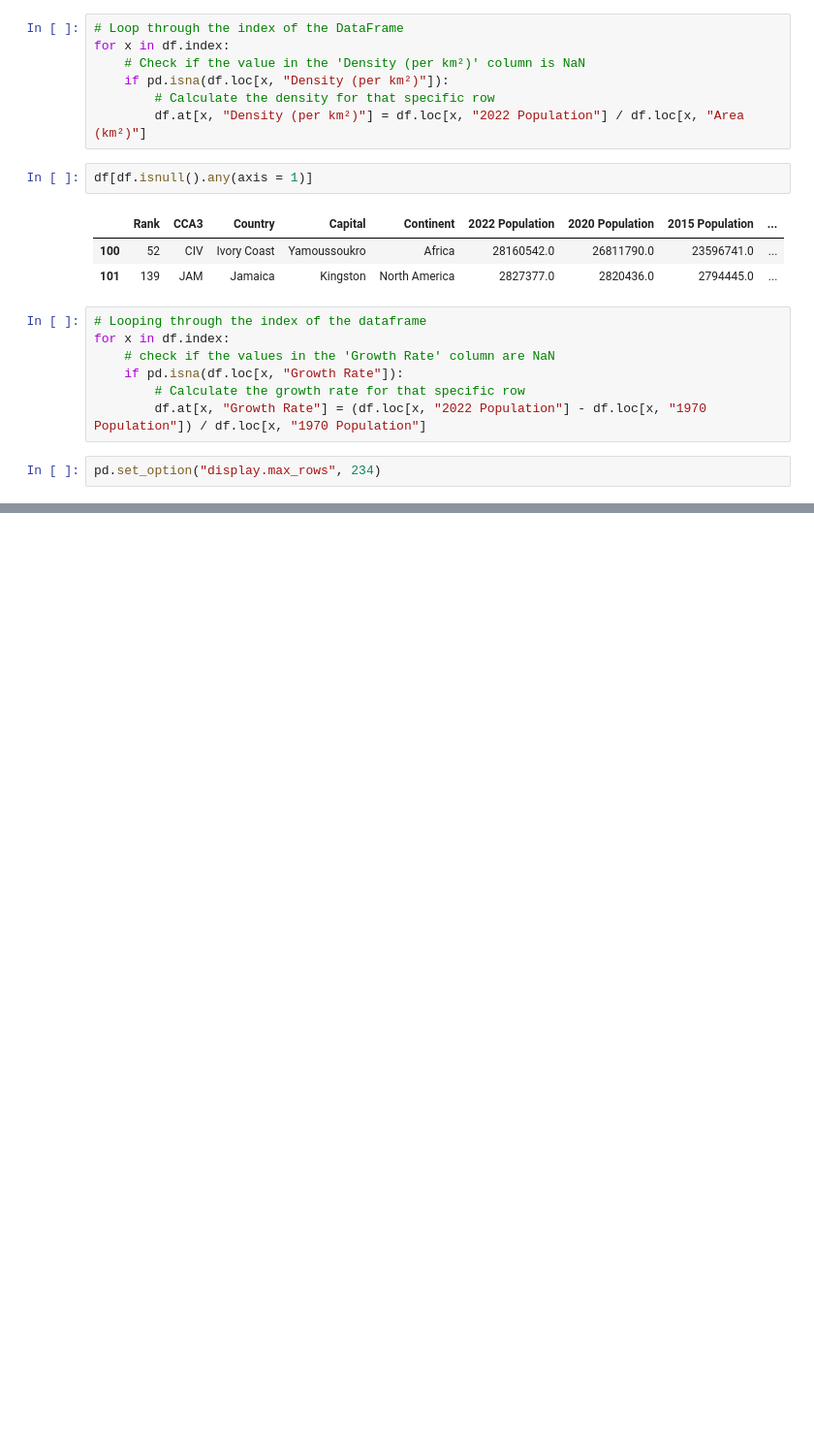
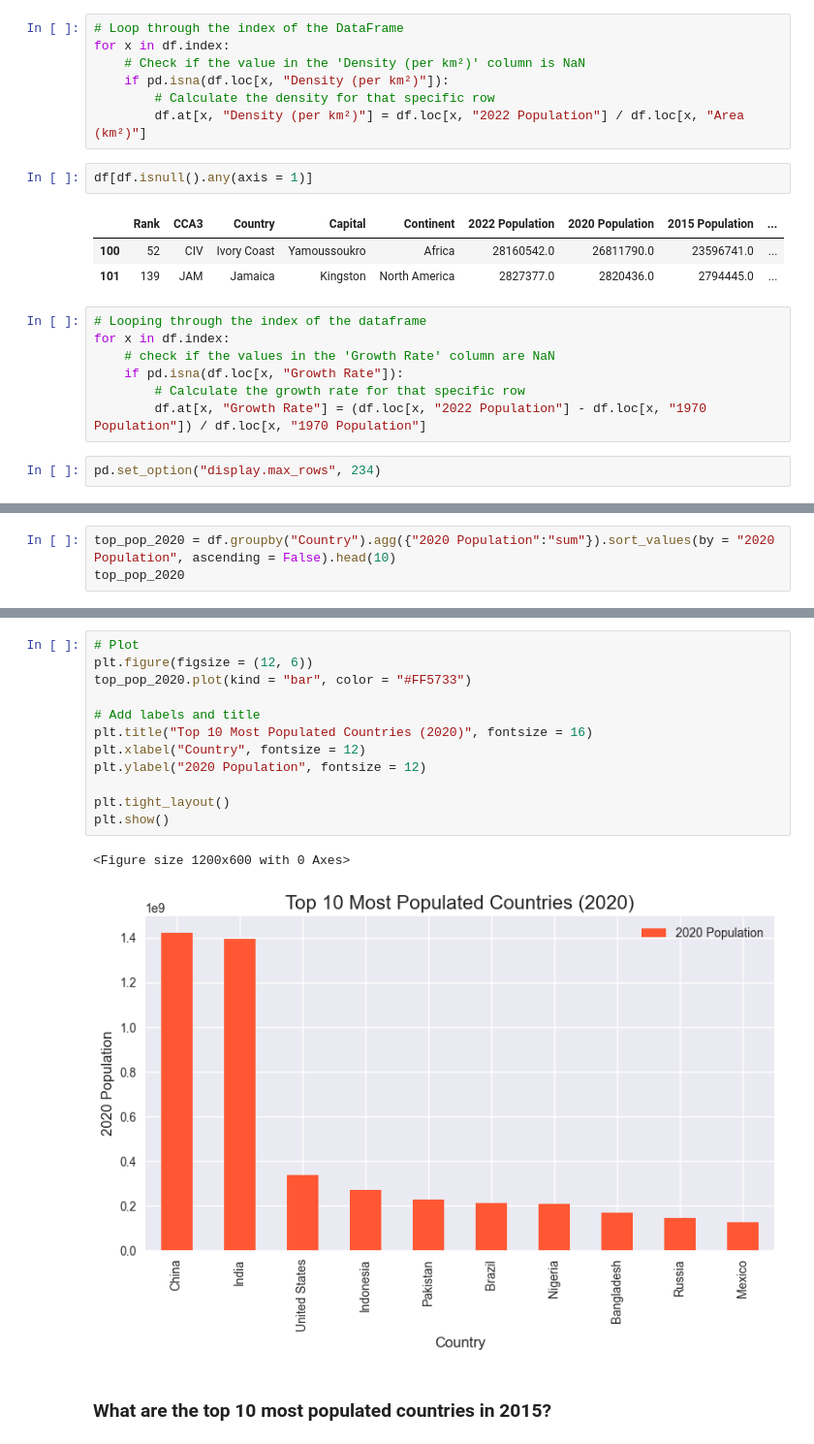
Before and after one commit to Octo-Data-Scientist/Data-Analysis, a Jupyter notebook: World Population/world_population.ipynb, the cells around one changed output, grey strips where cells are left out. Shown: that part at 97% size. Cells and saved outputs as stored; diff of their text form; blank space fills up the shorter version.

```diff
--- a/World Population/world_population.ipynb
+++ b/World Population/world_population.ipynb
@@ -255,0 +293,3 @@ df
+# %%
+top_pop_2020 = df.groupby("Country").agg({"2020 Population":"sum"}).sort_values(by = "2020 Population", ascending = False).head(10)
+top_pop_2020
@@ -255,0 +309,17 @@ df
+# %%
+# Plot
+plt.figure(figsize = (12, 6))
+top_pop_2020.plot(kind = "bar", color = "#FF5733")
+
+# Add labels and title
+plt.title("Top 10 Most Populated Countries (2020)", fontsize = 16)
+plt.xlabel("Country", fontsize = 12)
+plt.ylabel("2020 Population", fontsize = 12)
+
+plt.tight_layout()
+plt.show()
+# %% [output]
+<Figure size 1200x600 with 0 Axes>
+[figure, added]
+# %% [markdown]
+### What are the top 10 most populated countries in 2015?
```
Also changed, not shown: parts of 30 cells of this notebook.
